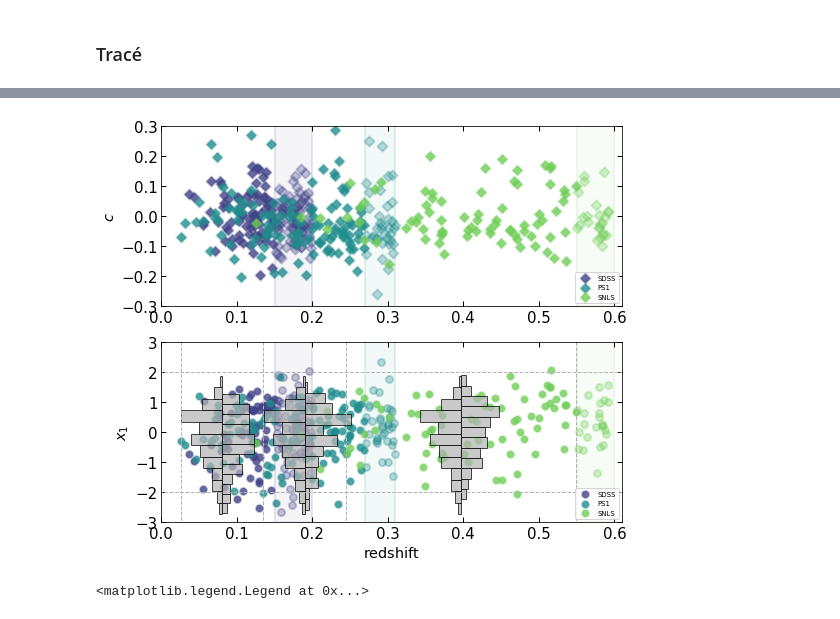
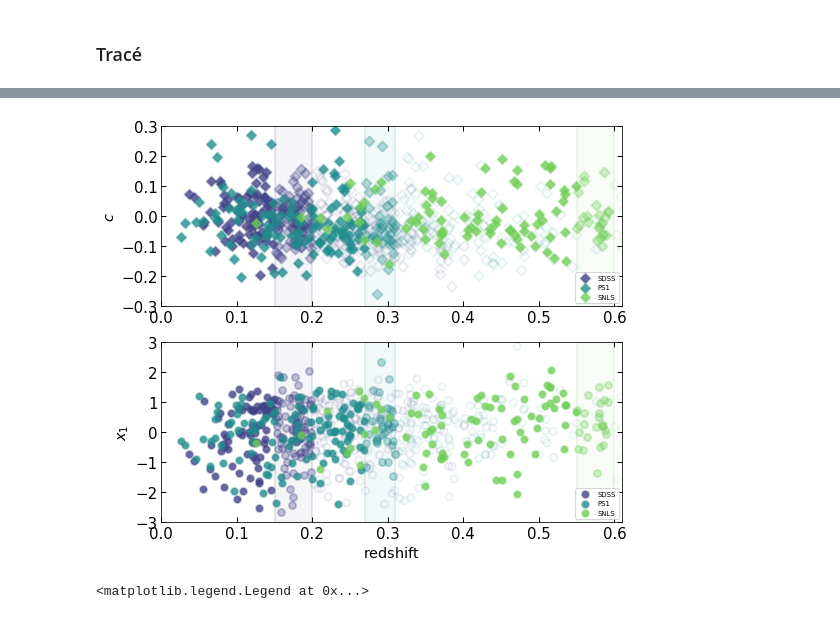
Before and after one commit to Nora-n/variaIa, a Jupyter notebook: notebooks/draft_plots_simple_maglim.ipynb, the cells around one changed output, grey strips where cells are left out. Drawn from its saved outputs; the diff is of its cells as text; code cells hidden in the pictures.

```diff
--- a/notebooks/draft_plots_simple_maglim.ipynb
+++ b/notebooks/draft_plots_simple_maglim.ipynb
@@ -140,14 +140,14 @@ c_zcuts = dict()
 c_err_zcuts = dict()
 
 for survey in surveys[1:]:
-    zmax_cuts[survey] = np.where(surv[survey].zCMB.values < z_max[survey][0])
+    zmax_cuts[survey] = np.where(surv[survey].zCMB.values < z_max[survey][1])
     z_zcuts[survey] = surv[survey].zCMB.values[zmax_cuts[survey]]
     x1_zcuts[survey] = surv[survey].x1.values[zmax_cuts[survey]]
     x1_err_zcuts[survey] = surv[survey].x1ERR.values[zmax_cuts[survey]]
     c_zcuts[survey] = surv[survey].c.values[zmax_cuts[survey]]
     c_err_zcuts[survey] = surv[survey].cERR.values[zmax_cuts[survey]]
 
-zmax_cuts['SNF'] = np.where(surv['SNF']['host.zcmb'].values < z_max['SNF'][0])
+zmax_cuts['SNF'] = np.where(surv['SNF']['host.zcmb'].values < z_max['SNF'][1])
 z_zcuts['SNF'] = surv['SNF']['host.zcmb'].values[zmax_cuts['SNF']]
 x1_zcuts['SNF'] = surv['SNF']['salt2.X1'].values[zmax_cuts['SNF']]
 x1_err_zcuts['SNF'] = surv['SNF']['salt2.X1.err'].values[zmax_cuts['SNF']]
@@ -727,6 +729,8 @@ for survey in surveys:
 
 prop = dict(marker="o", s=50, lw=2)
 prop2 = dict(marker="D", s=50, lw=2)
+
+_, vio_bins = np.histogram(dataz_all, histedges_equalN(dataz_all, 3))
 
 for survey in surveys[1:-1]:
     if btw.value:
@@ -833,31 +837,33 @@ ax2.tick_params(direction = 'in',
                 top = True, right = True)
 
 ax.set_xlabel(r'$\mathrm{redshift}$', fontsize = 'x-large')
 ax.set_ylabel(r'$x_1$', fontsize = 'x-large')
 ax2.set_ylabel(r'$c$', fontsize = 'x-large')
 
 ax.set_xlim(0, 0.61)
 ax.set_ylim(-3, 3)
 ax2.set_xlim(0, 0.61)
 ax2.set_ylim(-.3, .3)
 
 ax.legend(loc="lower right", ncol=1, fontsize="x-small")
 ax2.legend(loc="lower right", ncol=1, fontsize="x-small")
 
 #plt.title(r'$\mathrm{Strech\,\,distribution\,\,of\,\,surveys}$',
 #          fontsize = 'x-large')
 
 fig=plt.gcf()
 
 path = '../../../Images/both_maglim-cut'
+if cons.value:
+    path = path + '_cons'
 if btw.value:
     path = path + '_btw'
 if after.value:
     path = path + '_sup'
 if violin.value:
     path = path + '_violin'
 
 path = path + '.pdf'
 fig.savefig(path, bbox_inches='tight')
 # %% [output]
-[figure, old version]
+[figure, new version]
```
Also changed, not shown: parts of 11 cells of this notebook, 3 other files.
